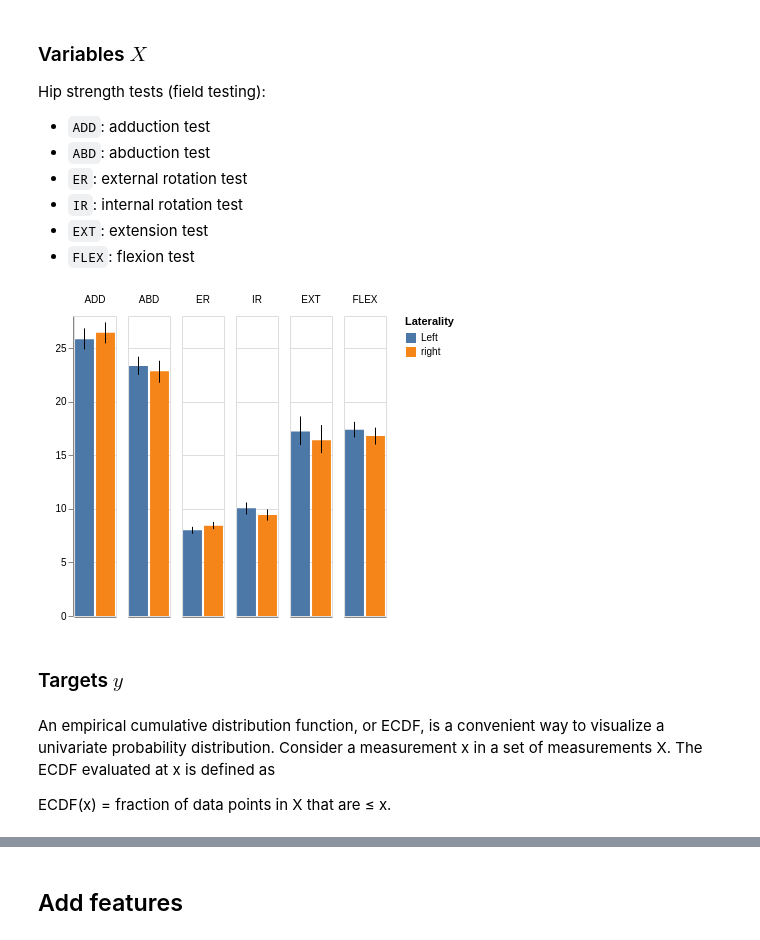
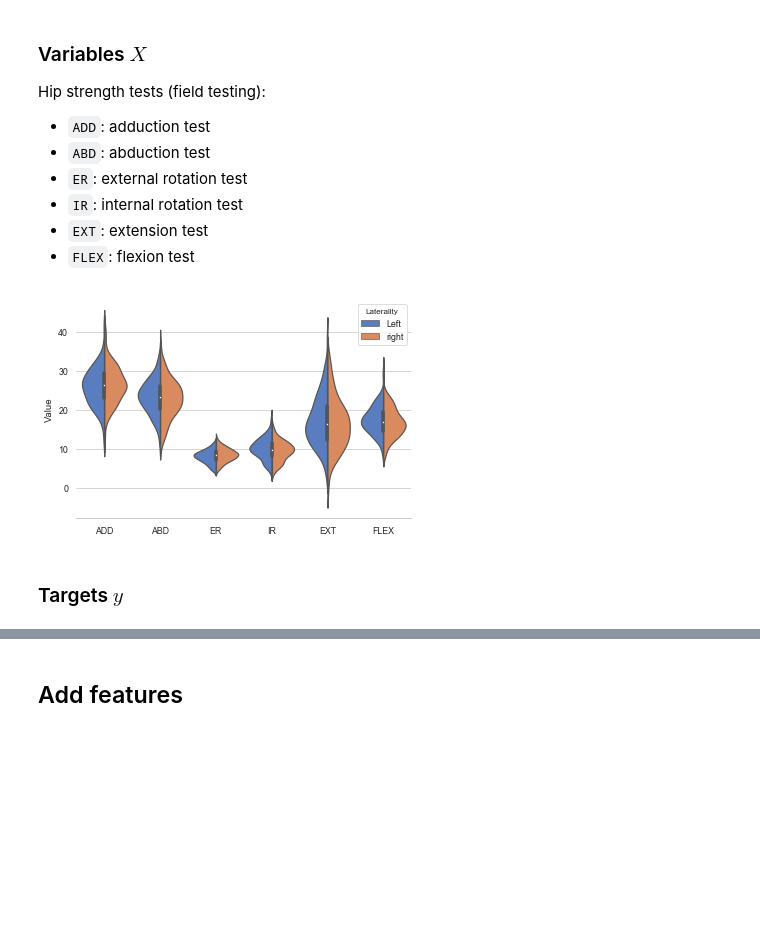
Before and after one commit to romainmartinez/synchro, a Jupyter notebook: synchro.ipynb, the cells around one changed output, grey strips where cells are left out. Cells and saved outputs as stored; diff of their text form; code cells hidden in the pictures; blank space fills up the shorter version.

Commit message:
update fig for paper

```diff
--- a/synchro.ipynb
+++ b/synchro.ipynb
@@ -6,7 +6,14 @@ from pathlib import Path
 
 import numpy as np
 import pandas as pd
-import altair as alt
+import matplotlib.pyplot as plt
+import seaborn as sns
+
+sns.set(style="whitegrid", context="paper")
+
+# to make this notebook's output stable across runs
+RANDOM_SEED = 42
+np.random.seed(RANDOM_SEED)
 # %%
 NORMALIZE = 'False'
 # %% [markdown]
@@ -144,29 +120,29 @@ Hip strength tests (field testing):
 - `IR`: internal rotation test
 - `EXT`: extension test
 - `FLEX`: flexion test
-# %%
-bar_data = X.melt().assign(
-    test=lambda x: x["variable"].str.split("/").str[0],
-    Laterality=lambda x: x["variable"]
-    .str.split("/")
-    .str[1]
-    .replace({"D": "right", "G": "Left"}),
-)
-
-sort_tests = alt.Sort(["ADD", "ABD", "ER", "IR", "EXT", "FLEX"])
-
-plot_bars(
-    data=bar_data,
-    x=alt.X("Laterality", title=None),
-    y="value",
-    color="Laterality",
-    column=alt.Column("test", title=None, sort=sort_tests),
-).configure_axisX(labels=False, ticks=False)
-# %% [output]
-[figure, removed]
+# %%
+v = sns.violinplot(
+    x="test",
+    y="value",
+    hue="Laterality",
+    split=True,
+    inner="box",
+    scale="count",
+    palette="muted",
+    data=X.melt().assign(
+        test=lambda x: x["variable"].str.split("/").str[0],
+        Laterality=lambda x: x["variable"]
+        .str.split("/")
+        .str[1]
+        .replace({"D": "right", "G": "Left"}),
+    ),
+)
+v.set(xlabel="", ylabel="Value")
+sns.despine(left=True)
+
+
+v.figure.savefig("./share/fig/X.png", dpi=300)
+# %% [output]
+[figure, added]
 # %% [markdown]
 ### Targets $y$
-# %% [markdown]
-An empirical cumulative distribution function, or ECDF, is a convenient way to visualize a univariate probability distribution. Consider a measurement x in a set of measurements X. The ECDF evaluated at x is defined as
-
-ECDF(x) = fraction of data points in X that are ≤ x.
```
Also changed, not shown: parts of 43 cells of this notebook, 22 other files.
